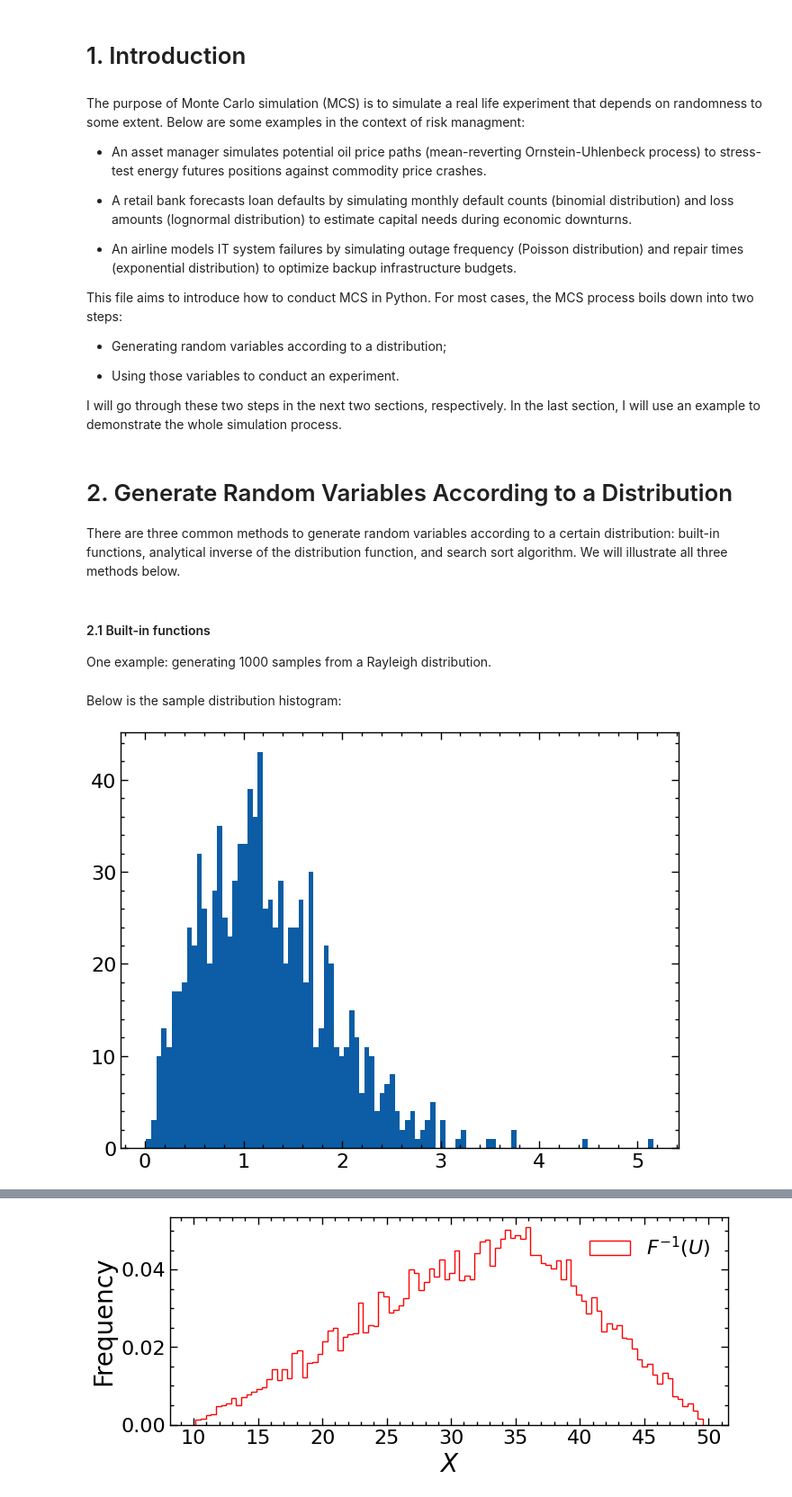
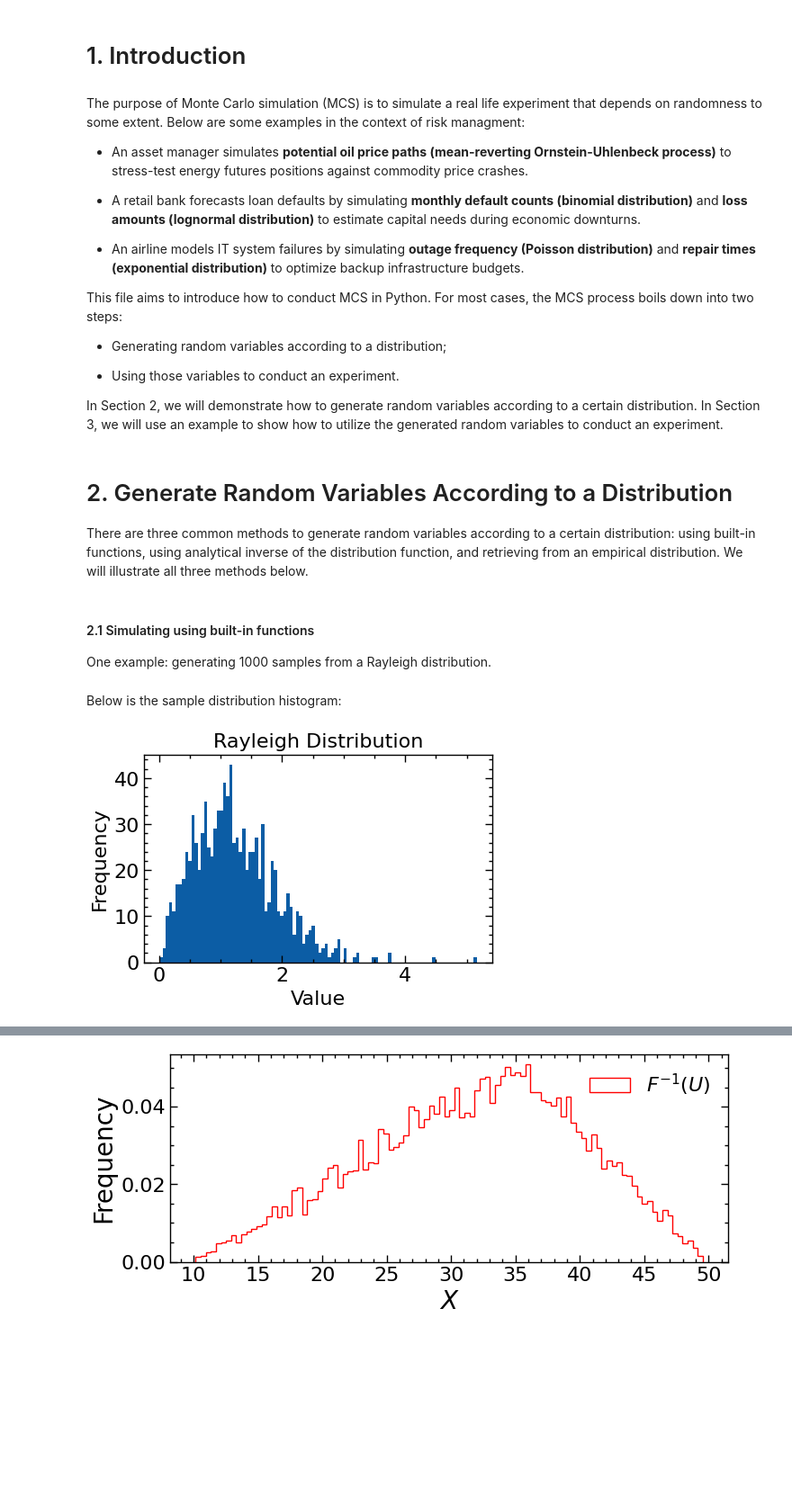
Before and after one commit to Jing-git2/Monte-Carlo-Simulation-Demo, a Jupyter notebook: Monte Carlo Simulation - Demo.ipynb, the cells around one changed output, grey strips where cells are left out. Shown at 90% size. Saved outputs shown, nothing was run; the diff lists cells and outputs as text; code cells hidden in the pictures; blank space fills up the shorter version.

```diff
--- a/Monte Carlo Simulation - Demo.ipynb
+++ b/Monte Carlo Simulation - Demo.ipynb
@@ -10,11 +10,11 @@ plt.style.use(['science','notebook'])
 # %% [markdown]
 The purpose of Monte Carlo simulation (MCS) is to simulate a real life experiment that depends on randomness to some extent. Below are some examples in the context of risk managment:
 
-* An asset manager simulates potential oil price paths (mean-reverting Ornstein-Uhlenbeck process) to stress-test energy futures positions against commodity price crashes.
+* An asset manager simulates **potential oil price paths (mean-reverting Ornstein-Uhlenbeck process)** to stress-test energy futures positions against commodity price crashes.
 
-* A retail bank forecasts loan defaults by simulating monthly default counts (binomial distribution) and loss amounts (lognormal distribution) to estimate capital needs during economic downturns.
+* A retail bank forecasts loan defaults by simulating **monthly default counts (binomial distribution)** and **loss amounts (lognormal distribution)** to estimate capital needs during economic downturns.
 
-* An airline models IT system failures by simulating outage frequency (Poisson distribution) and repair times (exponential distribution) to optimize backup infrastructure budgets.
+* An airline models IT system failures by simulating **outage frequency (Poisson distribution)** and **repair times (exponential distribution)** to optimize backup infrastructure budgets.
 
 This file aims to introduce how to conduct MCS in Python. For most cases, the MCS process boils down into two steps:
 
@@ -22,12 +22,12 @@ This file aims to introduce how to conduct MCS in Python. For most cases, the MC
 
 * Using those variables to conduct an experiment.
 
-I will go through these two steps in the next two sections, respectively. In the last section, I will use an example to demonstrate the whole simulation process.
+In Section 2, we will demonstrate how to generate random variables according to a certain distribution. In Section 3, we will use an example to show how to utilize the generated random variables to conduct an experiment.
 # %% [markdown]
 # 2. Generate Random Variables According to a Distribution
-There are three common methods to generate random variables according to a certain distribution: built-in functions, analytical inverse of the distribution function, and search sort algorithm. We will illustrate all three methods below.
+There are three common methods to generate random variables according to a certain distribution: using built-in functions, using analytical inverse of the distribution function, and retrieving from an empirical distribution. We will illustrate all three methods below.
 # %% [markdown]
-#### 2.1 Built-in functions
+#### 2.1 Simulating using built-in functions
 
 One example: generating 1000 samples from a Rayleigh distribution.
 # %%
@@ -35,8 +35,12 @@ r = np.random.rayleigh(size=1000)
 # %% [markdown]
 Below is the sample distribution histogram:
 # %%
+plt.figure(figsize=(5,3))
 plt.hist(r, bins=100)
+plt.xlabel('Value')
+plt.ylabel('Frequency')
+plt.title('Rayleigh Distribution')
 plt.show()
 # %% [output]
-[figure, old version]
+[figure, new version]
 # %% [markdown]
```
Also changed, not shown: parts of 15 cells of this notebook.
